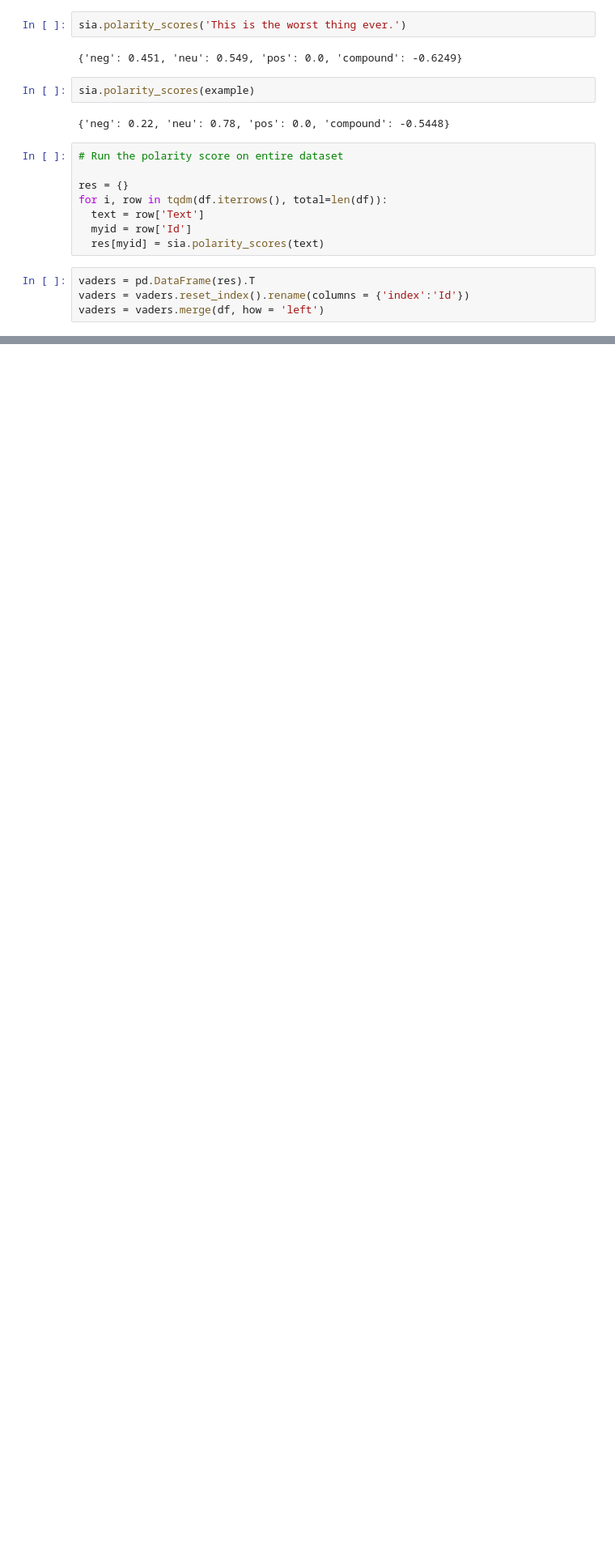
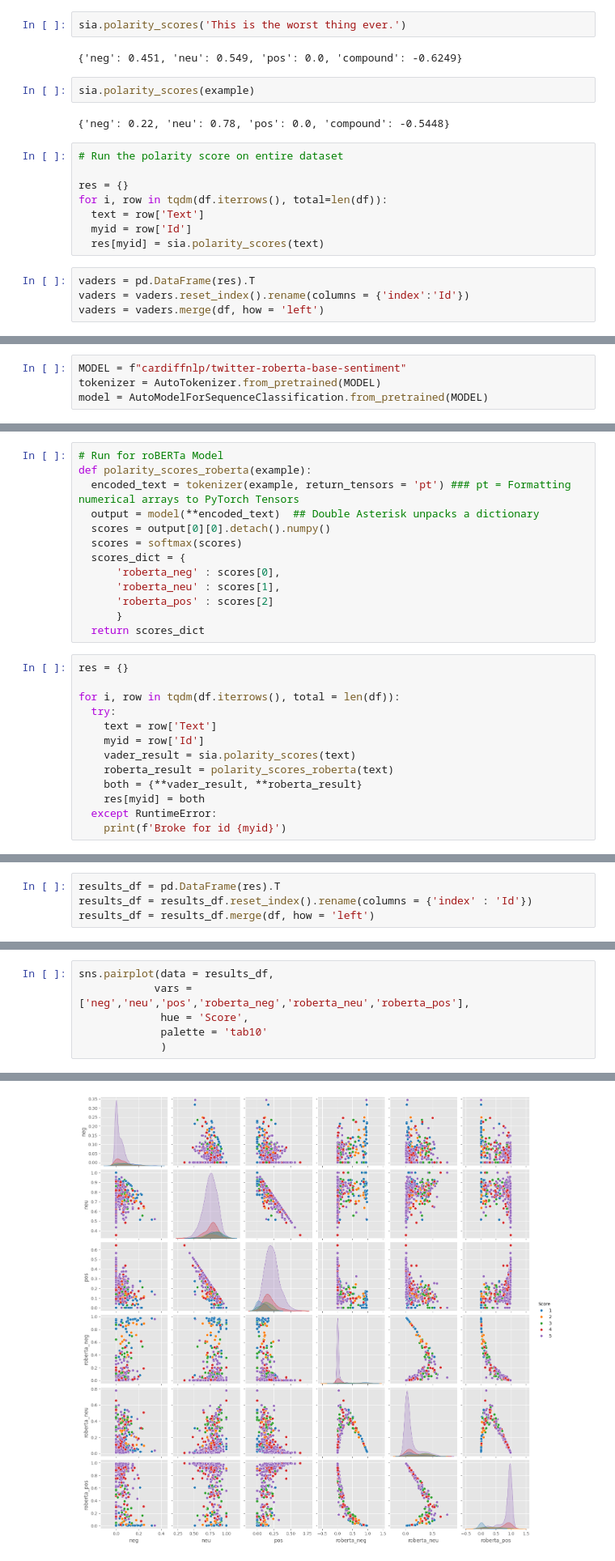
Before and after one commit to itsnil/Sentiment-Analysis---Amazon-Reviews-, a Jupyter notebook: Notebook_main.ipynb, the cells around one changed output, grey strips where cells are left out. Shown at 81% size. Drawn from its saved outputs; the diff is of its cells as text; blank space fills up the shorter version.

```diff
--- a/Notebook_main.ipynb
+++ b/Notebook_main.ipynb
@@ -162,0 +195,4 @@ vaders.head()
+# %%
+MODEL = f"cardiffnlp/twitter-roberta-base-sentiment"
+tokenizer = AutoTokenizer.from_pretrained(MODEL)
+model = AutoModelForSequenceClassification.from_pretrained(MODEL)
@@ -162,0 +209,26 @@ vaders.head()
+# %%
+# Run for roBERTa Model
+def polarity_scores_roberta(example):
+  encoded_text = tokenizer(example, return_tensors = 'pt') ### pt = Formatting numerical arrays to PyTorch Tensors
+  output = model(**encoded_text)  ## Double Asterisk unpacks a dictionary
+  scores = output[0][0].detach().numpy()
+  scores = softmax(scores)
+  scores_dict = {
+      'roberta_neg' : scores[0],
+      'roberta_neu' : scores[1],
+      'roberta_pos' : scores[2]
+      }
+  return scores_dict
+# %%
+res = {}
+
+for i, row in tqdm(df.iterrows(), total = len(df)):
+  try:
+    text = row['Text']
+    myid = row['Id']
+    vader_result = sia.polarity_scores(text)
+    roberta_result = polarity_scores_roberta(text)
+    both = {**vader_result, **roberta_result}
+    res[myid] = both
+  except RuntimeError:
+    print(f'Broke for id {myid}')
@@ -162,0 +248,4 @@ vaders.head()
+# %%
+results_df = pd.DataFrame(res).T
+results_df = results_df.reset_index().rename(columns = {'index' : 'Id'})
+results_df = results_df.merge(df, how = 'left')
@@ -162,0 +270,7 @@ vaders.head()
+# %%
+sns.pairplot(data = results_df,
+            vars = ['neg','neu','pos','roberta_neg','roberta_neu','roberta_pos'],
+             hue = 'Score',
+             palette = 'tab10'
+             )
+# %% [output]
@@ -162,0 +278 @@ vaders.head()
+[figure, added]
```
Also changed, not shown: parts of 23 cells of this notebook.
